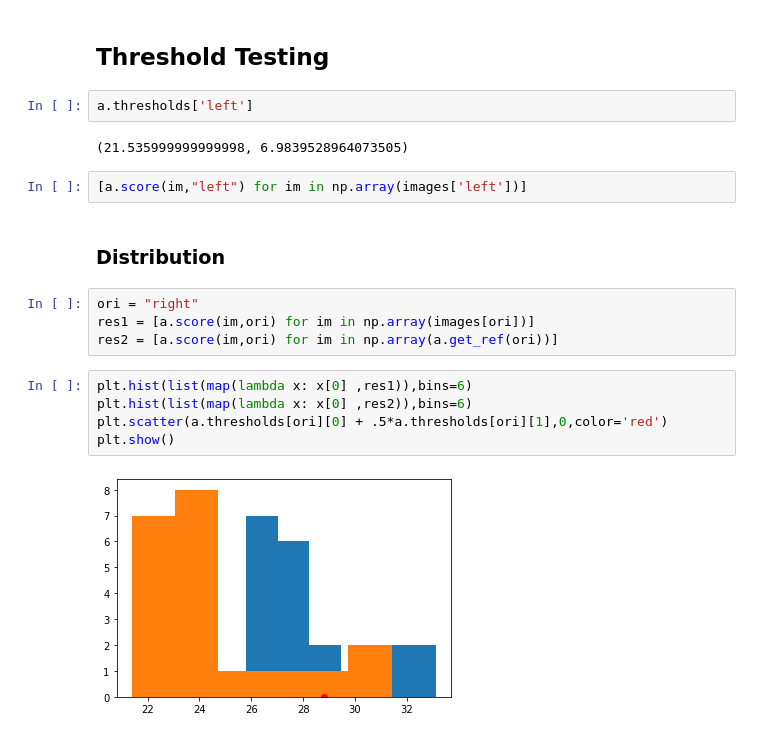
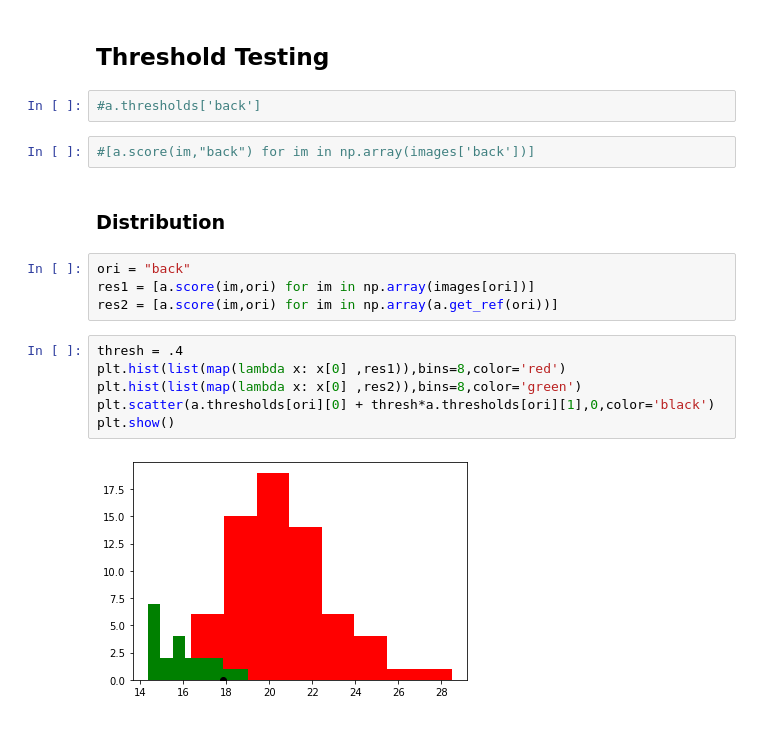
Before and after one commit to gr8monk3ys/Omron-computer-vision, a Jupyter notebook: testing_models.ipynb, the cells around one changed output. Saved outputs shown, nothing was run; the diff lists cells and outputs as text.

Commit message:
updated thresholds for back

```diff
--- a/testing_models.ipynb
+++ b/testing_models.ipynb
@@ -219,21 +212,20 @@ a.classify(a.get_ref('front'),"front")
 # %% [markdown]
 ## Threshold Testing
 # %%
-a.thresholds['left']
+#a.thresholds['back']
-# %% [output]
-(21.535999999999998, 6.9839528964073505)
 # %%
-[a.score(im,"left") for im in np.array(images['left'])]
+#[a.score(im,"back") for im in np.array(images['back'])]
 # %% [markdown]
 ### Distribution
 # %%
-ori = "right"
+ori = "back"
 res1 = [a.score(im,ori) for im in np.array(images[ori])]
 res2 = [a.score(im,ori) for im in np.array(a.get_ref(ori))]
 # %%
-plt.hist(list(map(lambda x: x[0] ,res1)),bins=6)
-plt.hist(list(map(lambda x: x[0] ,res2)),bins=6)
-plt.scatter(a.thresholds[ori][0] + .5*a.thresholds[ori][1],0,color='red')
+thresh = .4
+plt.hist(list(map(lambda x: x[0] ,res1)),bins=8,color='red')
+plt.hist(list(map(lambda x: x[0] ,res2)),bins=8,color='green')
+plt.scatter(a.thresholds[ori][0] + thresh*a.thresholds[ori][1],0,color='black')
 plt.show()
 # %% [output]
-[figure, old version]
+[figure, new version]
```
Also changed, not shown: parts of 10 cells of this notebook, 1 other file.
